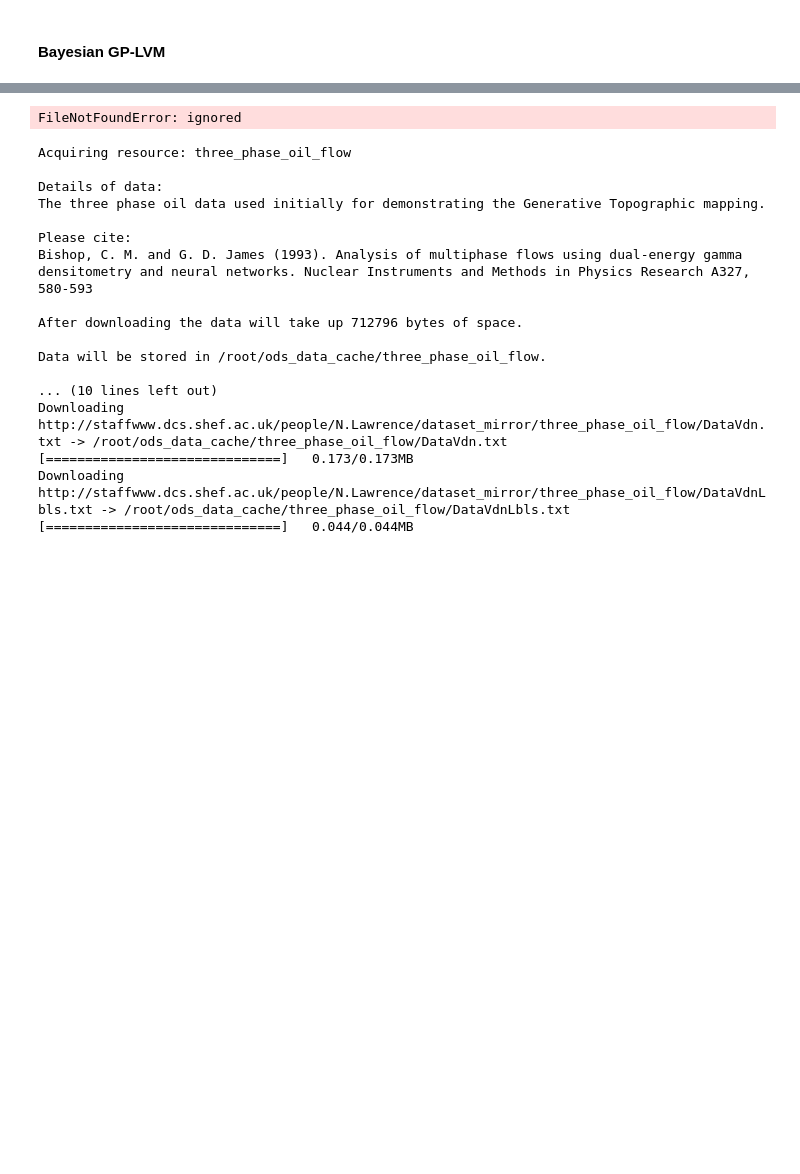
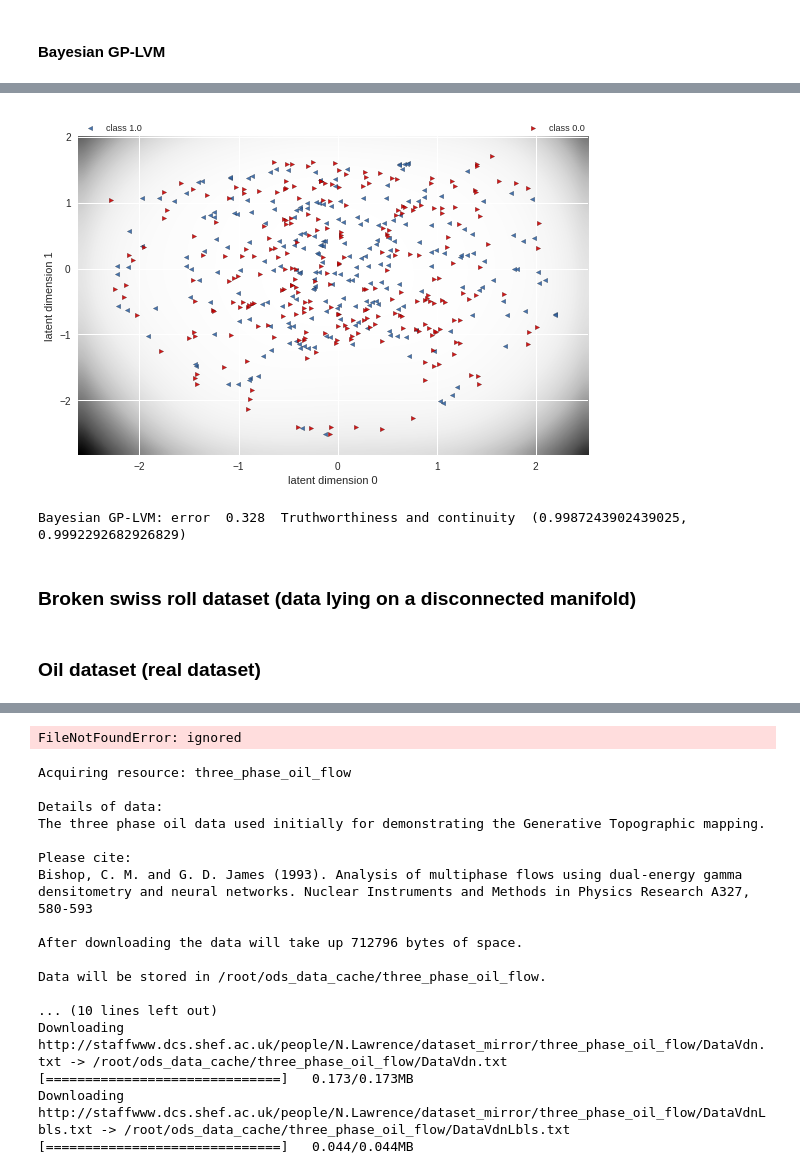
Before and after one commit to Emmanuelle7/gplvm, a Jupyter notebook: Non_linearDimensionalityReduction.ipynb, the cells around one changed output, grey strips where cells are left out. Saved outputs shown, nothing was run; the diff lists cells and outputs as text; code cells hidden in the pictures; blank space fills up the shorter version.

```diff
--- a/Non_linearDimensionalityReduction.ipynb
+++ b/Non_linearDimensionalityReduction.ipynb
@@ -272,8 +290,9 @@ print("Sparse GP-LVM: error ",err_sp," Truthworthiness and continuity ",truthwor
 #### Bayesian GP-LVM
 # %%
 %%time
-kernel = GPy.kern.RBF(2, ARD=True) + GPy.kern.Bias(2, _np.exp(-2)) + GPy.kern.White(2, _np.exp(-2))
+kernel = GPy.kern.RBF(2, ARD=True) + GPy.kern.Bias(2, np.exp(-2)) + GPy.kern.White(2, np.exp(-2))
 m4 = GPy.models.BayesianGPLVM(data_sr, 2, init='PCA', num_inducing=30, kernel=kernel)
 m4.data_labels = lab_sr
 m4.optimize('scg')
 m4.plot_latent(labels=m4.data_labels)
+# %% [output]
@@ -279,0 +301,12 @@ m4.plot_latent(labels=m4.data_labels)
+[figure, added]
+# %%
+from GPy.plotting.gpy_plot.plot_util import get_x_y_var
+X_4 = get_x_y_var(m4)[0]
+err_bay = classification_error(X_4,lab_sr)
+print("Bayesian GP-LVM: error ",err_bay," Truthworthiness and continuity ",truthworthiness(X_4,data_sr,k=5))
+# %% [output]
+Bayesian GP-LVM: error  0.328  Truthworthiness and continuity  (0.9987243902439025, 0.9992292682926829)
+# %% [markdown]
+### Broken swiss roll dataset (data lying on a disconnected manifold)
+# %% [markdown]
+### Oil dataset (real dataset)
```
Also changed, not shown: parts of 15 cells of this notebook.
